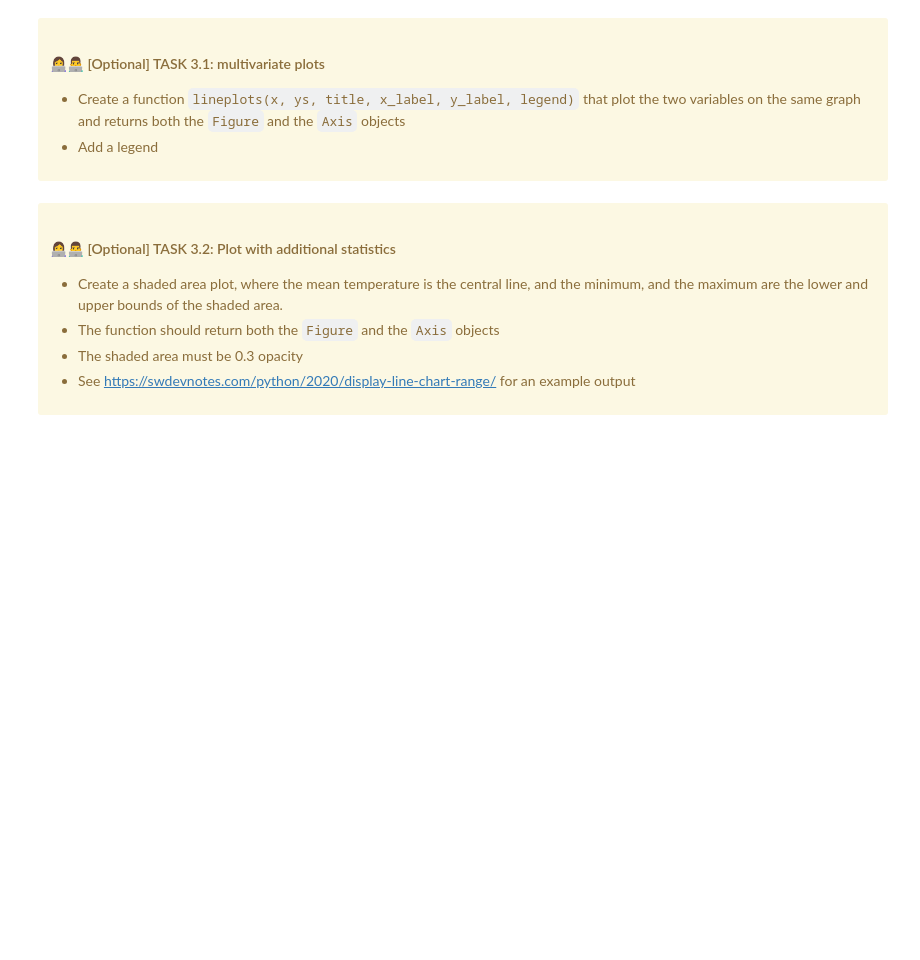
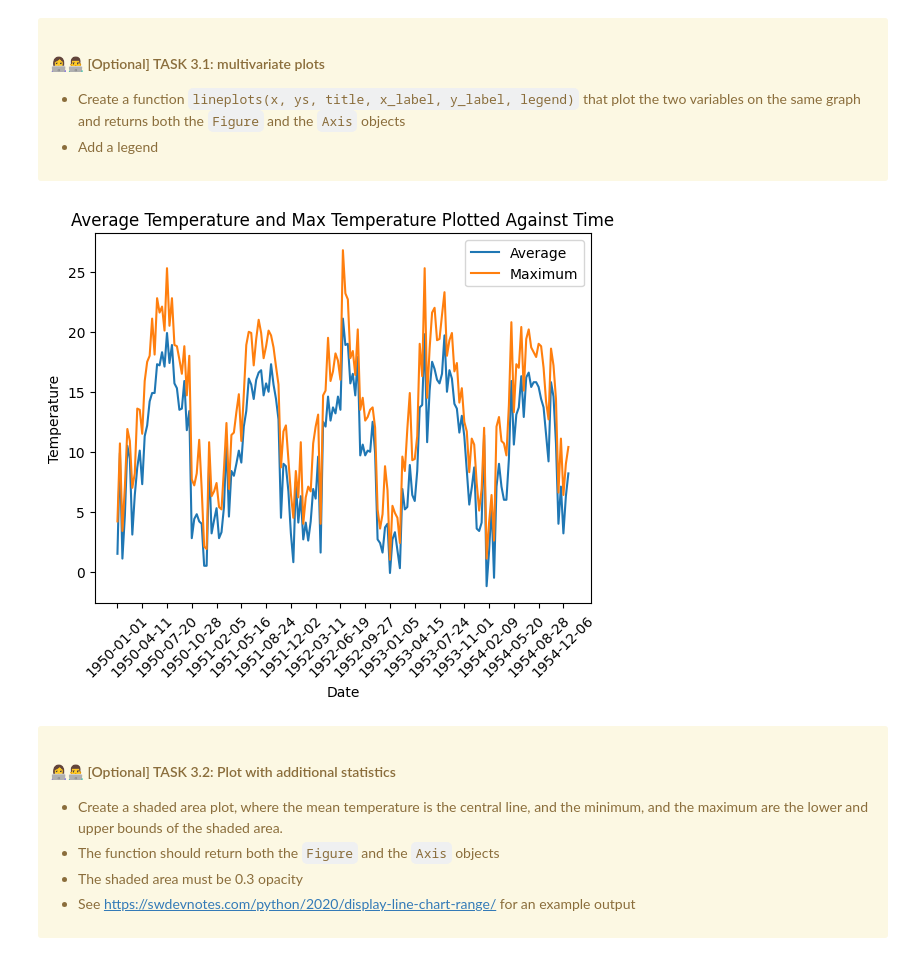
Before and after one commit to UCL-ELEC0136/3-data-processing-LeoPhh, a Jupyter notebook: 3-data-processing.ipynb, the cells around one changed output. Cells and saved outputs as stored; diff of their text form; code cells hidden in the pictures; blank space fills up the shorter version.

```diff
--- a/3-data-processing.ipynb
+++ b/3-data-processing.ipynb
@@ -172,19 +199,49 @@ def lineplot(x: ArrayLike, y: ArrayLike, title: str, x_label: str, y_label: str)
 # %%
 def lineplots(x: ArrayLike, ys: List[ArrayLike], title: str, x_label: str, y_label: str, legend: List[str]) -> (plt.Figure, plt.Axes):
     """
     Creates a line plot for each list of data in the given list of data, title and labels.
 
     Args:
         x (ArrayLike): value of the data on the x-axis
         ys (List[ArrayLike]): list of values of the data on the y-axis
         title (str): title of the plot
         x_label (str): x-axis label
         y_label (str): y-axis label
         legend (List[str]): list of legend labels
     Returns:
         (plt.Figure, plt.Axes): matplotlib figure and axes objects
     """
     # add your code here
+
+    # Create the figure and axis subplot
+    figure = plt.figure()
+    axis = figure.add_subplot()
+
+    # Plot the data using the x and y values
+    for data in ys:
+        axis.plot(x, data)
+
+    # Set the title and axis labels
+    axis.set_title(title)
+    axis.set_xlabel(x_label)
+    axis.set_ylabel(y_label)
+
+    tick_positions = np.arange(0, len(x), 10)
+    axis.set_xticks(tick_positions)
+    axis.set_xticklabels([x[i] for i in tick_positions], rotation = 45)
+
+    axis.legend(legend)
+
+    return figure, axis
+
+X = list(time_series["time"])[0::10]
+Ys = [list(time_series["temperature_2m_mean"])[0::10], list(time_series["temperature_2m_max"])[0::10]]
+
+figure, axis = lineplots(X, Ys, "Average Temperature and Max Temperature Plotted Against Time", "Date", "Temperature", ["Average", "Maximum"])
+
+plt.show()
+# %% [output]
+[figure, added]
 # %% [markdown]
 <div class="alert alert-block alert-warning">
 <h4>👩‍💻👨‍💻 [Optional] TASK 3.2: Plot with additional statistics</h4>
```
Also changed, not shown: parts of 2 cells of this notebook.
